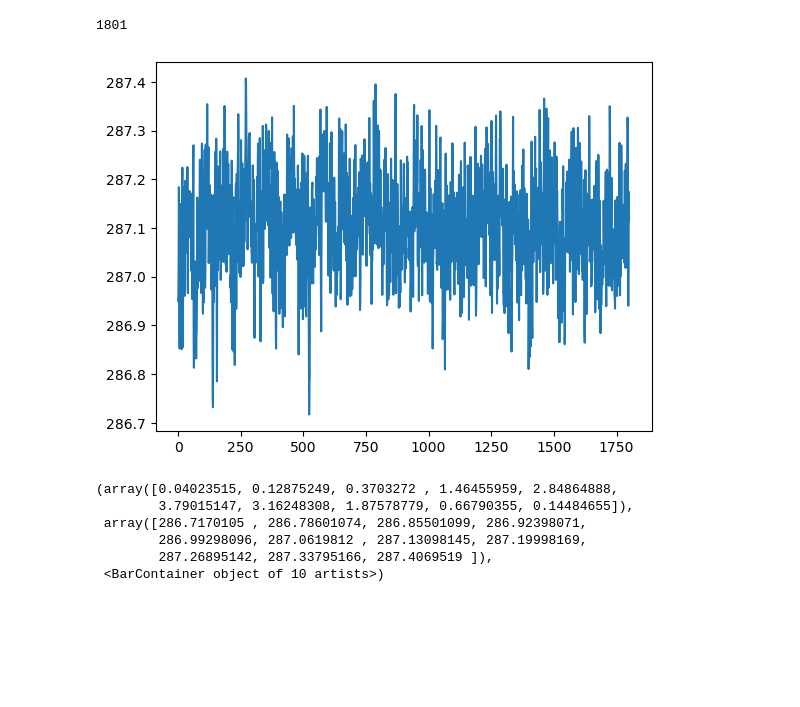
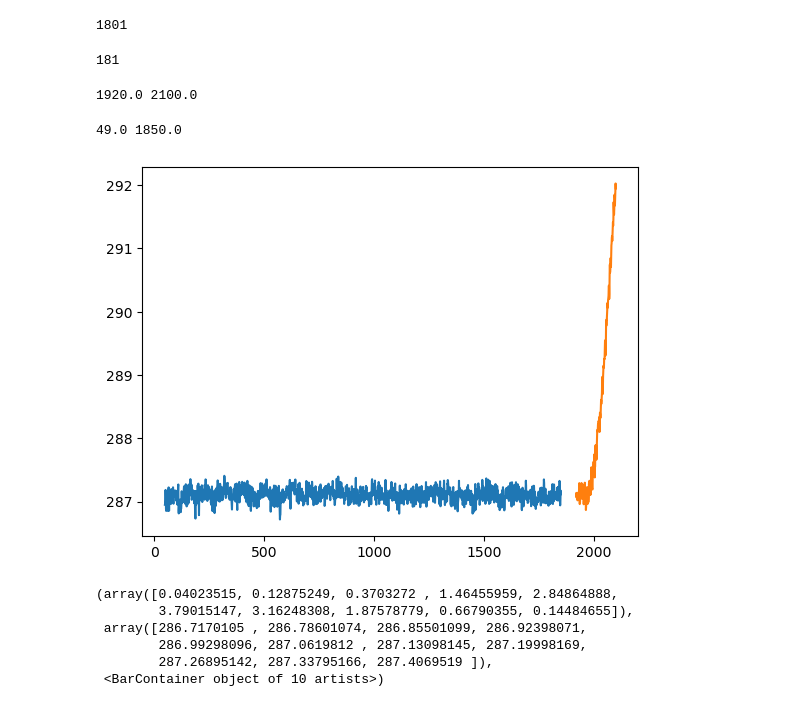
Before and after one commit to masoud-akbarzadeh/Objective_analysis_HW, a Jupyter notebook: HW1/HW1_problem3.ipynb, the cells around one changed output. Cells and saved outputs as stored; diff of their text form; code cells hidden in the pictures; blank space fills up the shorter version.

```diff
--- a/HW1/HW1_problem3.ipynb
+++ b/HW1/HW1_problem3.ipynb
@@ -83,10 +79,29 @@ np.size(gts_annual_1850_np)
 # %% [output]
 1801
+# %%
+# for 1920_2100
+gts_annual_1920_2100 = TS_cesmle_1920_2100_nc.variables['gts_ann_allcesmle']
+gts_annual_1920_2100_np = gts_annual_1920_2100[0]
+np.size(gts_annual_1920_2100_np)
+# %% [output]
+181
+# %%
+x2 = np.linspace(1920,2100,181)
+print(x2[0],x2[-1])
+# %% [output]
+1920.0 2100.0
+# %%
+x1 = np.linspace(1850-1801,1850,1801)
+print(x1[0],x1[-1])
+# %% [output]
+49.0 1850.0
 # %%
 #plot gts_annual
-plt.plot(gts_annual_1850_np)plt.show()
+plt.plot(x1, gts_annual_1850_np)
+plt.plot(x2, gts_annual_1920_2100_np)
+plt.show()
 # %% [output]
-[figure, old version]
+[figure, new version]
 # %%
 # standardizeing the gts_annual
 gts_annual_1850_standard = ((gts_annual_1850_np - np.mean(gts_annual_1850_np)) / np.std(gts_annual_1850_np))
```
Also changed, not shown: parts of 2 cells of this notebook.
